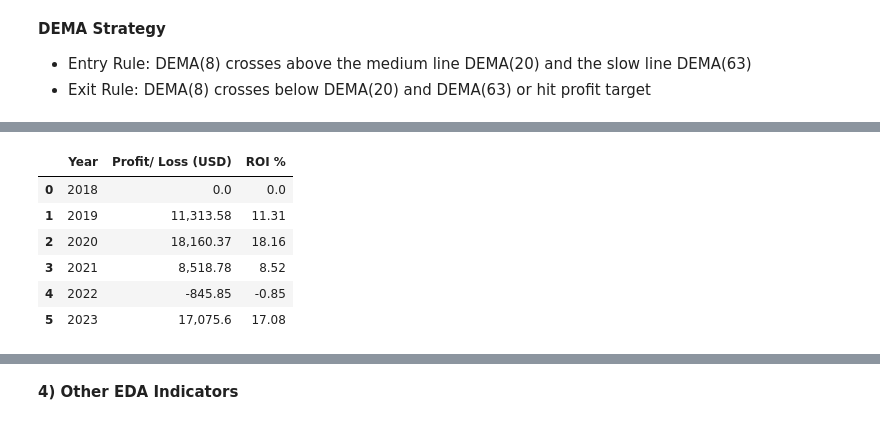
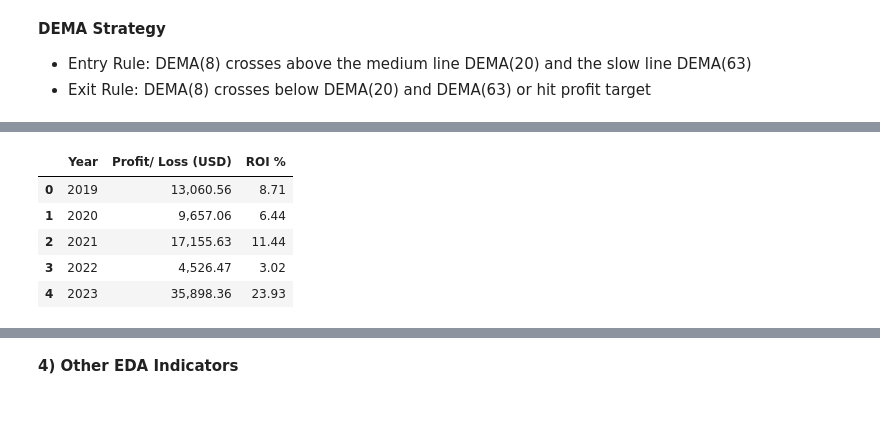
Before and after one commit to jade-lam/AlgorithmicTrading, a Jupyter notebook: DEMA Portfolio Backtesting.ipynb, the cells around one changed output, grey strips where cells are left out. Saved outputs shown, nothing was run; the diff lists cells and outputs as text; code cells hidden in the pictures.

```diff
--- a/DEMA Portfolio Backtesting.ipynb
+++ b/DEMA Portfolio Backtesting.ipynb
@@ -24,8 +26,12 @@ pd.options.display.float_format = '{:,}'.format
 # %% [markdown]
 **1) Defining Data Folder Structures & Parameters**
 # %%
-# pair inverse trade stocks
-ticker_list = ['VTV', 'VTI', 'VXUS', 'BND', 'VNQ', 'VYMI', 'VGT', 'VUG', 'DGRO', 'O', 'ARCC', 'OHI']
+# original full REITS list for full backtest
+#ticker_list = ['SCHH', 'REET', 'USRT', 'ICF', 'RWR', 'BBRE', 'MORT', 'SRET', 'KBWY', 'SPRE', 'FRI', 'PFFR', 'SRHR', 'NURE',
+#               'XHYF', 'REIT', 'MVRL', 'RDOG', 'RITA', 'HAUS', 'VNQ', 'O', 'ARCC', 'WPC', 'NNN', 'VICI', 'GLPI', 'MPW', 'DLR']
+
+# screened down top 15 with Strategy ROI better than BAH
+ticker_list = ['MORT', 'ICF', 'VNQ', 'NNN', 'SRET', 'O', 'USRT', 'WPC', 'BBRE', 'REET', 'FRI', 'RWR', 'SCHH', 'PFFR', 'MVRL']
 
 # define date range
 start_date = '2018-07-2'
@@ -33,7 +39,7 @@ end_date = '2023-12-31'
 interval = '1d'
 
 # initial capital in USD
-initial_capital = 100000
+initial_capital = 150000
 
 # position sizing
 pos_size = round(initial_capital/len(ticker_list),2)
@@ -300,0 +350,9 @@ Return over BAH:  38.06 %
+# %%
+pd.set_option('display.max_columns',504)
+pd.set_option('display.width',800)
+
+company_profile = pd.DataFrame(profile_itemized_list)
+company_profile.columns = ['Ticker', 'Company Name', 'Yield %', 'Business Summary']
+company_profile['Yield %'] = round(company_profile['Yield %']*100,2)
+
+company_profile
@@ -301,17 +376,17 @@ Return over BAH:  38.06 %
 # %%
 # calculate annual returns
 trade_list['Year'] = trade_list['Transaction date'].dt.year
 annual_returns = trade_list.groupby('Year')['Profit/ Loss (USD)'].sum().reset_index()
 annual_returns['ROI %'] = round((annual_returns['Profit/ Loss (USD)']/ initial_capital)*100,2)
-annual_returns.round(2)
+annual_returns
+# annual_returns.iloc[1:].round(2)
 # %% [output]
 |  | Year | Profit/ Loss (USD) | ROI % |
-| 0 | 2018 | 0.0 | 0.0 |
-| 1 | 2019 | 11,313.58 | 11.31 |
-| 2 | 2020 | 18,160.37 | 18.16 |
-| 3 | 2021 | 8,518.78 | 8.52 |
-| 4 | 2022 | -845.85 | -0.85 |
-| 5 | 2023 | 17,075.6 | 17.08 |
+| 0 | 2019 | 13,060.56 | 8.71 |
+| 1 | 2020 | 9,657.06 | 6.44 |
+| 2 | 2021 | 17,155.63 | 11.44 |
+| 3 | 2022 | 4,526.47 | 3.02 |
+| 4 | 2023 | 35,898.36 | 23.93 |
 # %%
 #creating the cumulative PNL plot
 
```
Also changed, not shown: parts of 14 cells of this notebook.
